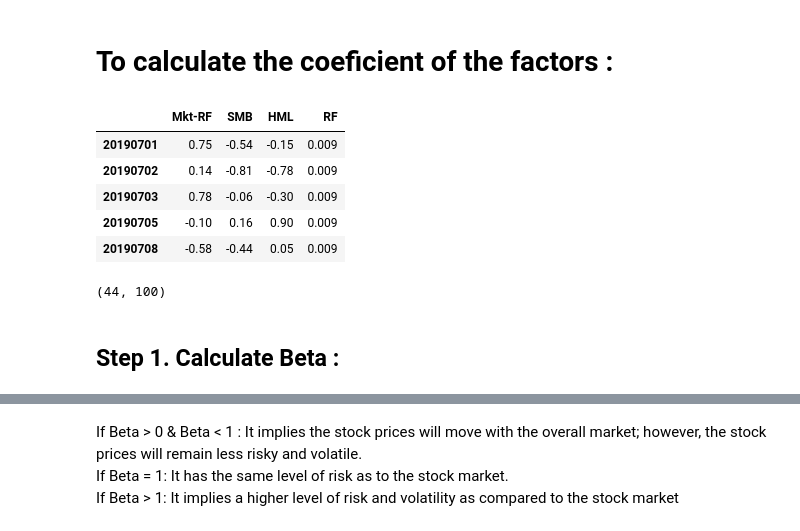
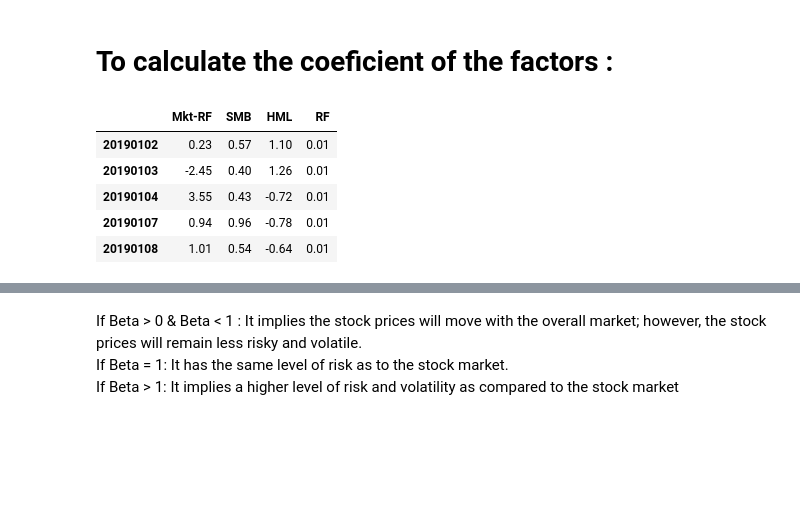
Before and after one commit to pranav0904/Fama-French-Three-Factor-Model, a Jupyter notebook: Fintech-Notebook.ipynb, the cells around one changed output, grey strips where cells are left out. Saved outputs shown, nothing was run; the diff lists cells and outputs as text; code cells hidden in the pictures; blank space fills up the shorter version.

```diff
--- a/Fintech-Notebook.ipynb
+++ b/Fintech-Notebook.ipynb
@@ -62,23 +58,18 @@ time_series_plot(returns) # plot
 # %% [markdown]
 # To calculate the coeficient of the factors :
 # %%
-#from EQ_01 import portfolio_return
-
-import numpy as np
-import pandas as pd
-
-FAMA_FRENCH_3 = pd.read_csv("Data/F-F_Research_Data_Factors_daily.csv",names=['Mkt-RF','SMB','HML','RF'], skiprows=24516, nrows=44)
-#2019-07-01 .........24517
-#2019-08-30 ..........24560
-
+FAMA_FRENCH_3 = pd.read_csv("Data/F-F_Research_Data_Factors_daily.csv",
+                            names=['Mkt-RF','SMB','HML','RF'], skiprows=24392, nrows=250)
 FAMA_FRENCH_3.head()
+#2019-01-02 .........24393
+#2019-12-31 .........24644
 # %% [output]
 |  | Mkt-RF | SMB | HML | RF |
-| 20190701 | 0.75 | -0.54 | -0.15 | 0.009 |
-| 20190702 | 0.14 | -0.81 | -0.78 | 0.009 |
-| 20190703 | 0.78 | -0.06 | -0.30 | 0.009 |
-| 20190705 | -0.10 | 0.16 | 0.90 | 0.009 |
-| 20190708 | -0.58 | -0.44 | 0.05 | 0.009 |
+| 20190102 | 0.23 | 0.57 | 1.10 | 0.01 |
+| 20190103 | -2.45 | 0.40 | 1.26 | 0.01 |
+| 20190104 | 3.55 | 0.43 | -0.72 | 0.01 |
+| 20190107 | 0.94 | 0.96 | -0.78 | 0.01 |
+| 20190108 | 1.01 | 0.54 | -0.64 | 0.01 |
 # %%
 # Converting series data to array
 MKT = (FAMA_FRENCH_3['Mkt-RF'] - FAMA_FRENCH_3['RF']).to_numpy()
@@ -100,6 +83,0 @@ Portfolio_Return = market_return(Stock_symbols, '2019-06-28', '2019-08-31')
-# %%
-Portfolio_Return.shape
-# %% [output]
-(44, 100)
-# %% [markdown]
-## Step 1. Calculate Beta :
```
Also changed, not shown: parts of 26 cells of this notebook.
